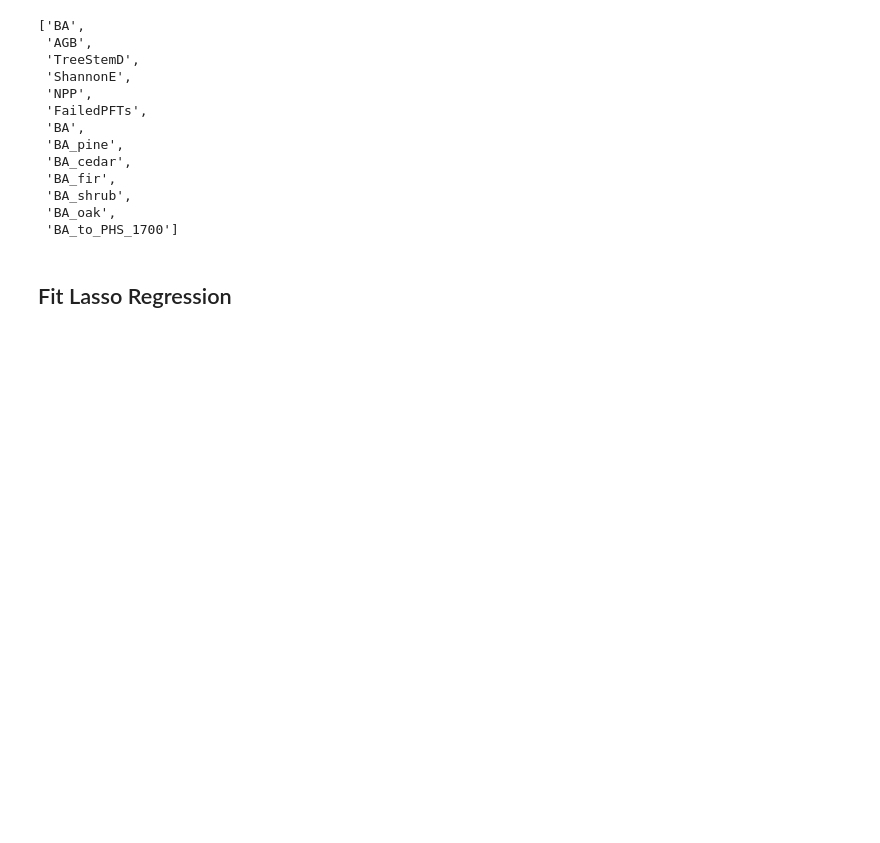
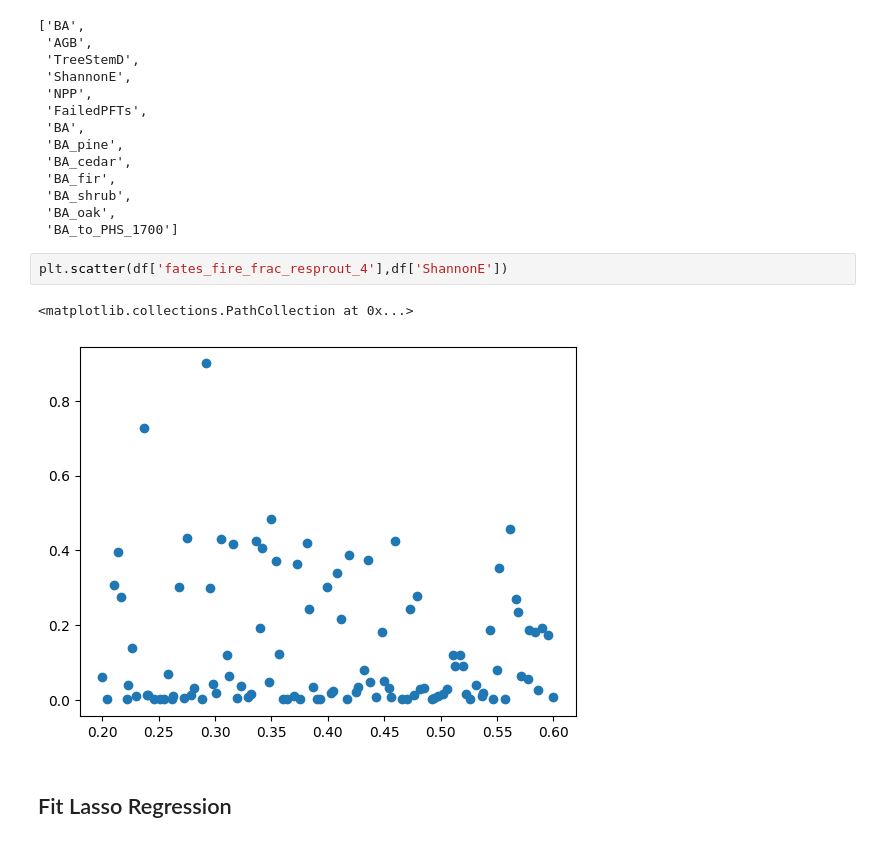
Before and after one commit to adamhb/california-fates, a Jupyter notebook: parameter_ranges/post_ensemble_analysis/analyze_ensemble_output.ipynb, the cells around one changed output. Drawn from its saved outputs; the diff is of its cells as text; blank space fills up the shorter version.

Commit message:
made new resprout test'

```diff
--- a/parameter_ranges/post_ensemble_analysis/analyze_ensemble_output.ipynb
+++ b/parameter_ranges/post_ensemble_analysis/analyze_ensemble_output.ipynb
@@ -213,6 +213,11 @@ to_drop
  'BA_shrub',
  'BA_oak',
  'BA_to_PHS_1700']
+# %%
+plt.scatter(df['fates_fire_frac_resprout_4'],df['ShannonE'])
+# %% [output]
+<matplotlib.collections.PathCollection at 0x...>
+[figure, added]
 # %% [markdown]
 ## Fit Lasso Regression
 # %%
```
Also changed, not shown: parts of 1 cell of this notebook, 1 other file.
